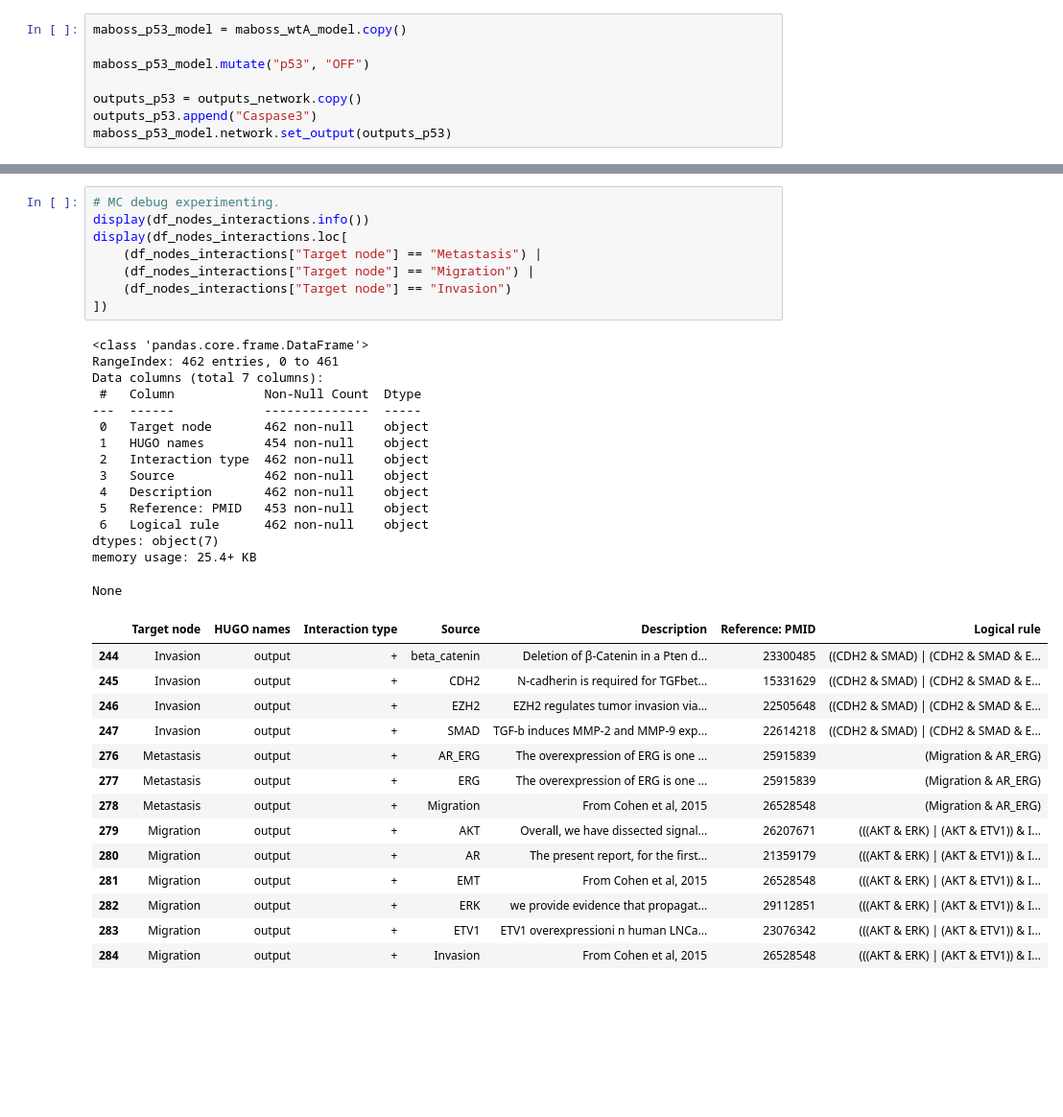
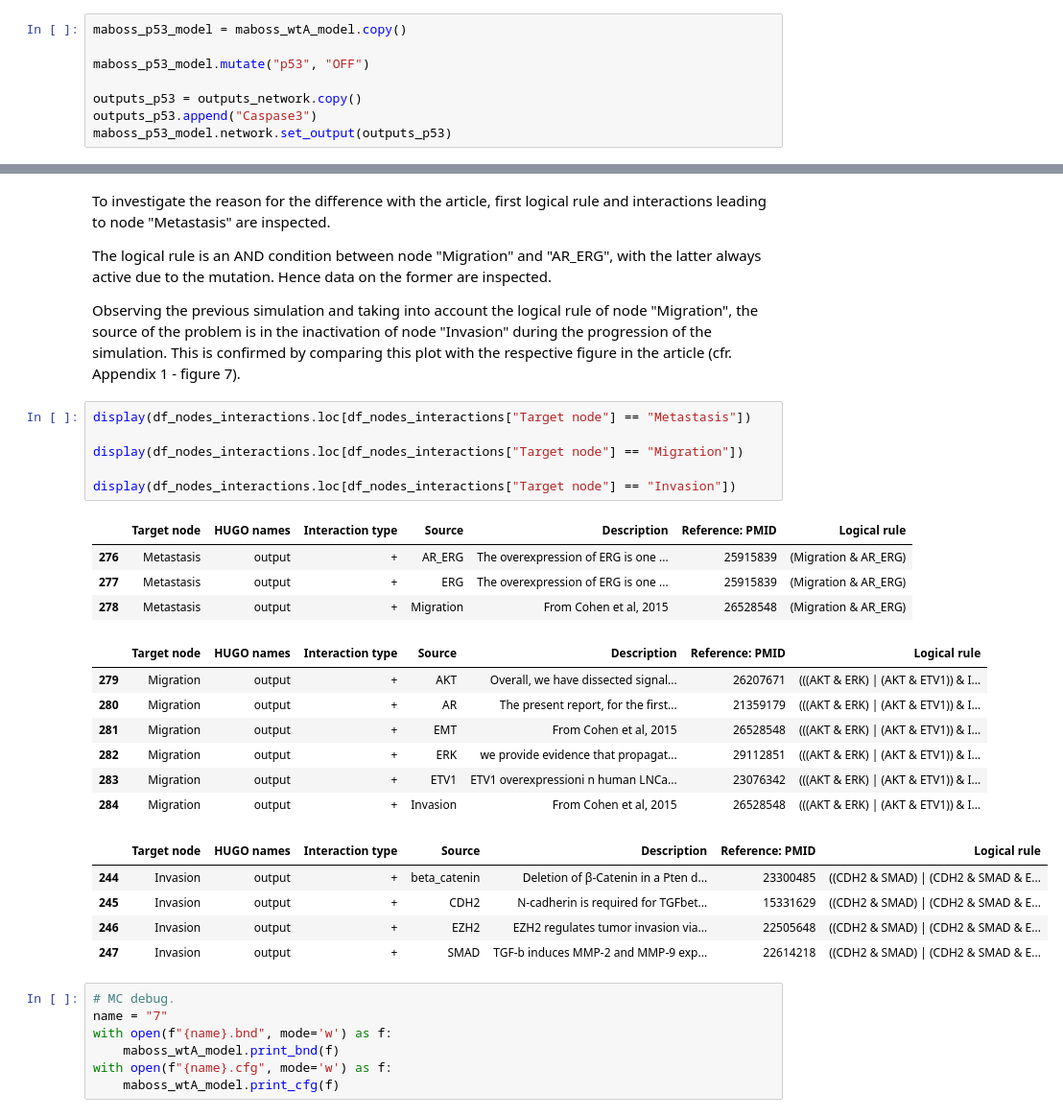
Before and after one commit to mirasac/intrdata, a Jupyter notebook: first/Marco_Casari_first_part.ipynb, the cells around one changed output, grey strips where cells are left out. Shown at 96% size. Cells and saved outputs as stored; diff of their text form; blank space fills up the shorter version.

Commit message:
Complete plots description

```diff
--- a/first/Marco_Casari_first_part.ipynb
+++ b/first/Marco_Casari_first_part.ipynb
@@ -505,41 +504,39 @@ plt.savefig(os.path.join(PATH_OUT, "7.pdf"))
+# %% [markdown]
+To investigate the reason for the difference with the article, first logical rule and interactions leading to node "Metastasis" are inspected.
+
+The logical rule is an AND condition between node "Migration" and "AR_ERG", with the latter always active due to the mutation. Hence data on the former are inspected.
+
+Observing the previous simulation and taking into account the logical rule of node "Migration", the source of the problem is in the inactivation of node "Invasion" during the progression of the simulation. This is confirmed by comparing this plot with the respective figure in the article (cfr. Appendix 1 - figure 7).
 # %%
-# MC debug experimenting.
-display(df_nodes_interactions.info())
-display(df_nodes_interactions.loc[
-    (df_nodes_interactions["Target node"] == "Metastasis") |
-    (df_nodes_interactions["Target node"] == "Migration") |
-    (df_nodes_interactions["Target node"] == "Invasion")
-])
+display(df_nodes_interactions.loc[df_nodes_interactions["Target node"] == "Metastasis"])
+
+display(df_nodes_interactions.loc[df_nodes_interactions["Target node"] == "Migration"])
+
+display(df_nodes_interactions.loc[df_nodes_interactions["Target node"] == "Invasion"])
 # %% [output]
-<class 'pandas.core.frame.DataFrame'>
-RangeIndex: 462 entries, 0 to 461
-Data columns (total 7 columns):
- #   Column            Non-Null Count  Dtype
----  ------            --------------  -----
- 0   Target node       462 non-null    object
- 1   HUGO names        454 non-null    object
- 2   Interaction type  462 non-null    object
- 3   Source            462 non-null    object
- 4   Description       462 non-null    object
- 5   Reference: PMID   453 non-null    object
- 6   Logical rule      462 non-null    object
-dtypes: object(7)
-memory usage: 25.4+ KB
-None
 |  | Target node | HUGO names | Interaction type | Source | Description | Reference: PMID | Logical rule |
-| 244 | Invasion | output | + | beta_catenin | Deletion of β-Catenin in a Pten d... | 23300485 | ((CDH2 & SMAD) | (CDH2 & SMAD & E... |
-| 245 | Invasion | output | + | CDH2 | N-cadherin is required for TGFbet... | 15331629 | ((CDH2 & SMAD) | (CDH2 & SMAD & E... |
-| 246 | Invasion | output | + | EZH2 | EZH2 regulates tumor invasion via... | 22505648 | ((CDH2 & SMAD) | (CDH2 & SMAD & E... |
-| 247 | Invasion | output | + | SMAD | TGF-b induces MMP-2 and MMP-9 exp... | 22614218 | ((CDH2 & SMAD) | (CDH2 & SMAD & E... |
 | 276 | Metastasis | output | + | AR_ERG | The overexpression of ERG is one ... | 25915839 | (Migration & AR_ERG) |
 | 277 | Metastasis | output | + | ERG | The overexpression of ERG is one ... | 25915839 | (Migration & AR_ERG) |
 | 278 | Metastasis | output | + | Migration | From Cohen et al, 2015 | 26528548 | (Migration & AR_ERG) |
-| 279 | Migration | output | + | AKT | Overall, we have dissected signal... | 26207671 | (((AKT & ERK) | (AKT & ETV1)) & I... |
-| 280 | Migration | output | + | AR | The present report, for the first... | 21359179 | (((AKT & ERK) | (AKT & ETV1)) & I... |
-| 281 | Migration | output | + | EMT | From Cohen et al, 2015 | 26528548 | (((AKT & ERK) | (AKT & ETV1)) & I... |
-| 282 | Migration | output | + | ERK | we provide evidence that propagat... | 29112851 | (((AKT & ERK) | (AKT & ETV1)) & I... |
-| 283 | Migration | output | + | ETV1 | ETV1 overexpressioni n human LNCa... | 23076342 | (((AKT & ERK) | (AKT & ETV1)) & I... |
-| 284 | Migration | output | + | Invasion | From Cohen et al, 2015 | 26528548 | (((AKT & ERK) | (AKT & ETV1)) & I... |
+|  | Target node | HUGO names | Interaction type | Source | Description | Reference: PMID | Logical rule |
+| 279 | Migration | output | + | AKT | Overall, we have dissected signal... | 26207671 | (((AKT & ERK) | (AKT & ETV1)) & I... |
+| 280 | Migration | output | + | AR | The present report, for the first... | 21359179 | (((AKT & ERK) | (AKT & ETV1)) & I... |
+| 281 | Migration | output | + | EMT | From Cohen et al, 2015 | 26528548 | (((AKT & ERK) | (AKT & ETV1)) & I... |
+| 282 | Migration | output | + | ERK | we provide evidence that propagat... | 29112851 | (((AKT & ERK) | (AKT & ETV1)) & I... |
+| 283 | Migration | output | + | ETV1 | ETV1 overexpressioni n human LNCa... | 23076342 | (((AKT & ERK) | (AKT & ETV1)) & I... |
+| 284 | Migration | output | + | Invasion | From Cohen et al, 2015 | 26528548 | (((AKT & ERK) | (AKT & ETV1)) & I... |
+|  | Target node | HUGO names | Interaction type | Source | Description | Reference: PMID | Logical rule |
+| 244 | Invasion | output | + | beta_catenin | Deletion of β-Catenin in a Pten d... | 23300485 | ((CDH2 & SMAD) | (CDH2 & SMAD & E... |
+| 245 | Invasion | output | + | CDH2 | N-cadherin is required for TGFbet... | 15331629 | ((CDH2 & SMAD) | (CDH2 & SMAD & E... |
+| 246 | Invasion | output | + | EZH2 | EZH2 regulates tumor invasion via... | 22505648 | ((CDH2 & SMAD) | (CDH2 & SMAD & E... |
+| 247 | Invasion | output | + | SMAD | TGF-b induces MMP-2 and MMP-9 exp... | 22614218 | ((CDH2 & SMAD) | (CDH2 & SMAD & E... |
+# %%
+# MC debug.
+name = "7"
+with open(f"{name}.bnd", mode='w') as f:
+    maboss_wtA_model.print_bnd(f)
+with open(f"{name}.cfg", mode='w') as f:
+    maboss_wtA_model.print_cfg(f)
 # %% [markdown]
 # Personalisation of the prostate Boolean model
 In this section a summary of the application of patient data to the prostate Boolean model is provided, with references to the sections in the article where further details are available.
```
Also changed, not shown: parts of 24 cells of this notebook, 8 other files.
